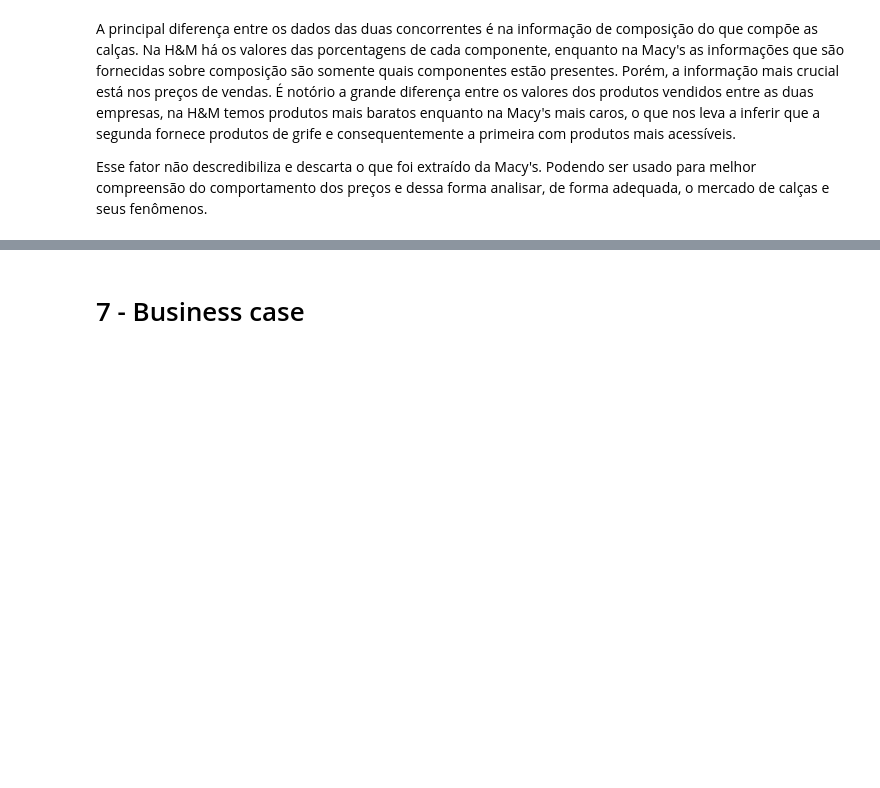
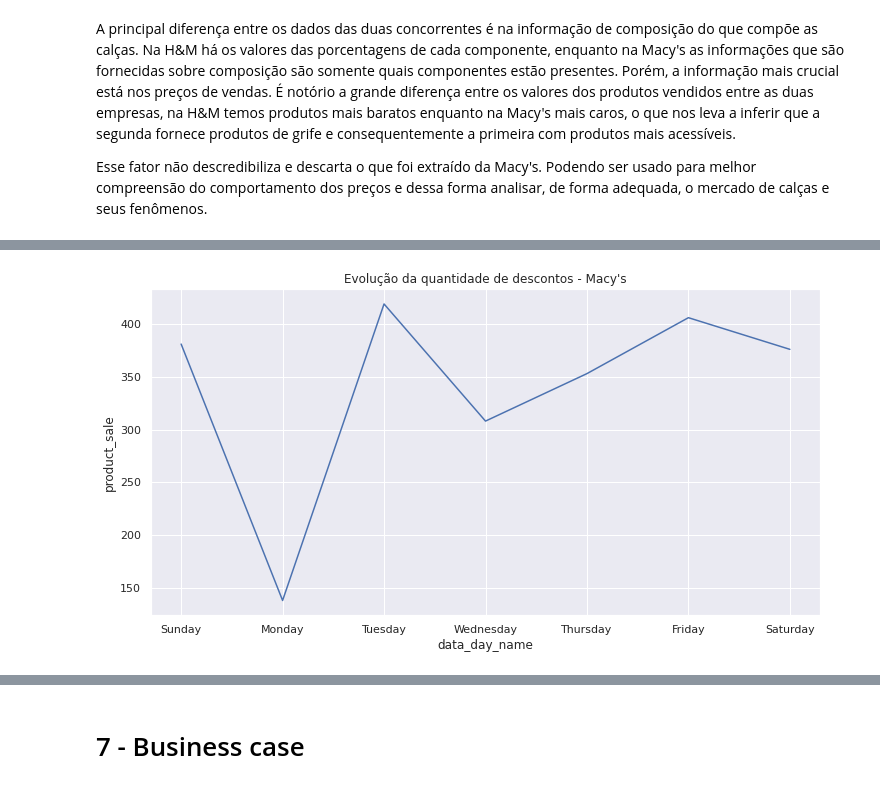
Before and after one commit to Mat004/Web-Scraping-Star-Jeans, a Jupyter notebook: p02_webscraping.ipynb, the cells around one changed output, grey strips where cells are left out. Cells and saved outputs as stored; diff of their text form; code cells hidden in the pictures; blank space fills up the shorter version.

```diff
--- a/p02_webscraping.ipynb
+++ b/p02_webscraping.ipynb
@@ -622,0 +645,19 @@ Esse fator não descredibiliza e descarta o que foi extraído da Macy's. Podendo
+# %%
+#######################################
+# H1 - Macy's
+#######################################
+
+data_2 = data_macys.loc[data_macys['product_sale']>0, :]
+data_aux2 = data_2[['data_day_name', 'product_sale']].groupby('data_day_name').count().reset_index()
+
+data_aux2['data_day_name'] =  pd.Categorical(data_aux2['data_day_name'],
+                                            categories = ['Sunday', 'Monday', 'Tuesday', 'Wednesday', 'Thursday', 'Friday', 'Saturday'],
+                                            ordered=True)
+
+sns.set_theme()
+fig, ax = plt.subplots(figsize=(12,6))
+sns.lineplot(data=data_aux2, x='data_day_name', y='product_sale', ax=ax)
+plt.title("Evolução da quantidade de descontos - Macy's")
+plt.show()
+# %% [output]
+[figure, added]
```
Also changed, not shown: parts of 8 cells of this notebook.
